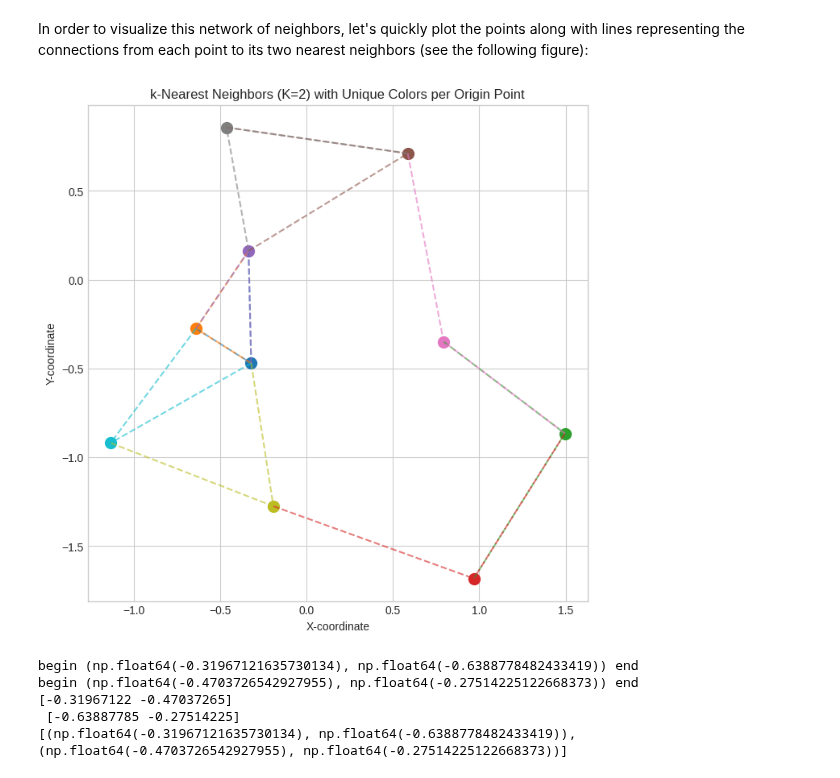
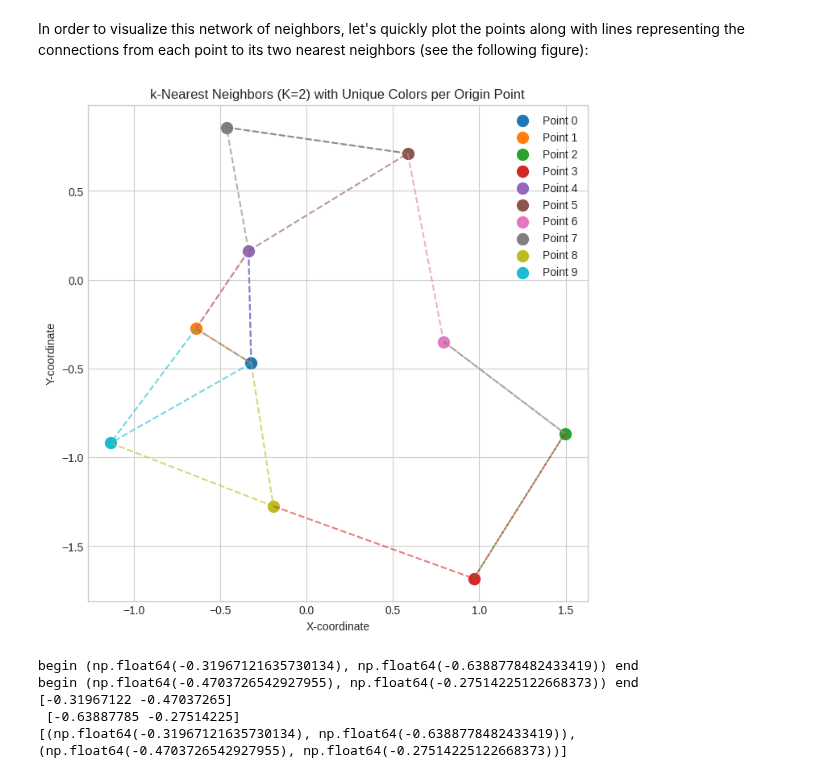
Before and after one commit to bertramwooster/PythonDataScienceHandbook, a Jupyter notebook: notebooks/02.08-Sorting.ipynb, the cells around one changed output. Drawn from its saved outputs; the diff is of its cells as text; code cells hidden in the pictures.

```diff
--- a/notebooks/02.08-Sorting.ipynb
+++ b/notebooks/02.08-Sorting.ipynb
@@ -241,34 +241,32 @@ In order to visualize this network of neighbors, let's quickly plot the points a
 # %%
 plt.figure(figsize=(8, 8))
 
-# Get a colormap with 10 distinct colors, using the non-deprecated method
-# Corrected: Removed X.shape[0] from get_cmap call as it's not expected there
+# Get a colormap with 10 distinct colors
 colors = plt.colormaps.get_cmap('tab10')
 
-# K is already defined as 2 from earlier in the notebook
 
 for i in range(X.shape[0]):
     # Get the unique color for the current point i
     current_color = colors(i)
 
     # Plot the point itself with its unique color
     plt.scatter(X[i, 0], X[i, 1], s=100, color=current_color, label=f'Point {i}')
 
     # Draw lines from this point to its two nearest neighbors
     for j in nearest_partition[i, 1:K+1]:
         # Plot a line from X[i] to X[j] using the same color as point X[i]
         # Using alpha and linestyle to differentiate connections from points
         plt.plot(*zip(X[j], X[i]), color=current_color, alpha=0.6, linestyle='--')
 
 plt.title(f'k-Nearest Neighbors (K={K}) with Unique Colors per Origin Point')
 plt.xlabel('X-coordinate')
 plt.ylabel('Y-coordinate')
 # Uncomment the line below if you want a legend, but it might be cluttered for 10 points.
-# plt.legend()
+plt.legend()
 plt.grid(True)
 plt.show()
 # %% [output]
-[figure, old version]
+[figure, new version]
 # %%
 for kk in zip(X[0], X[1]):
   print('begin', kk, 'end' )
```
